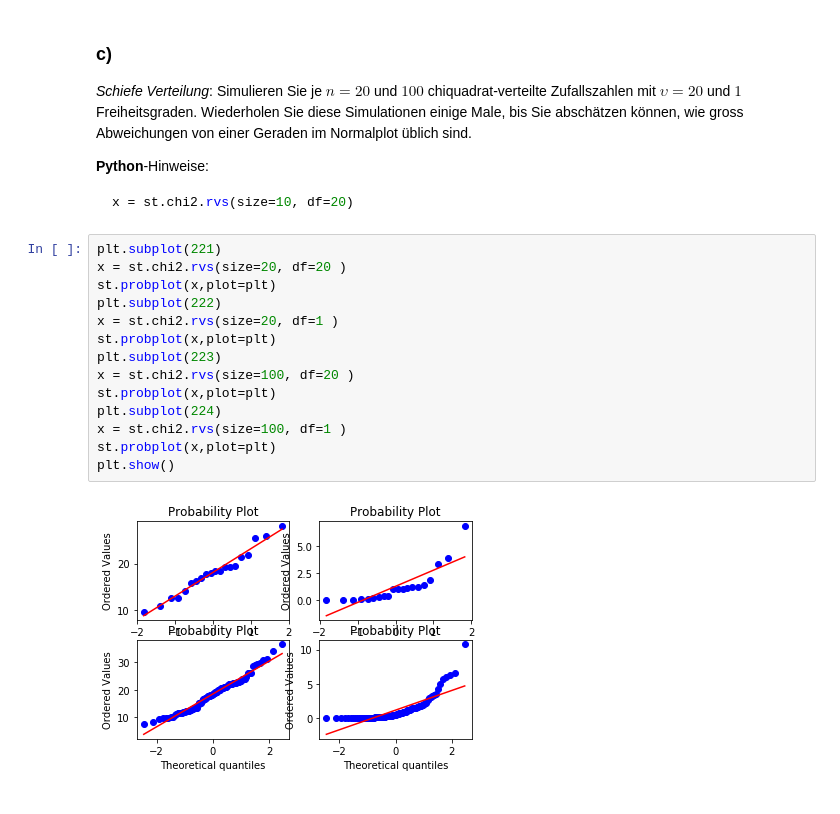
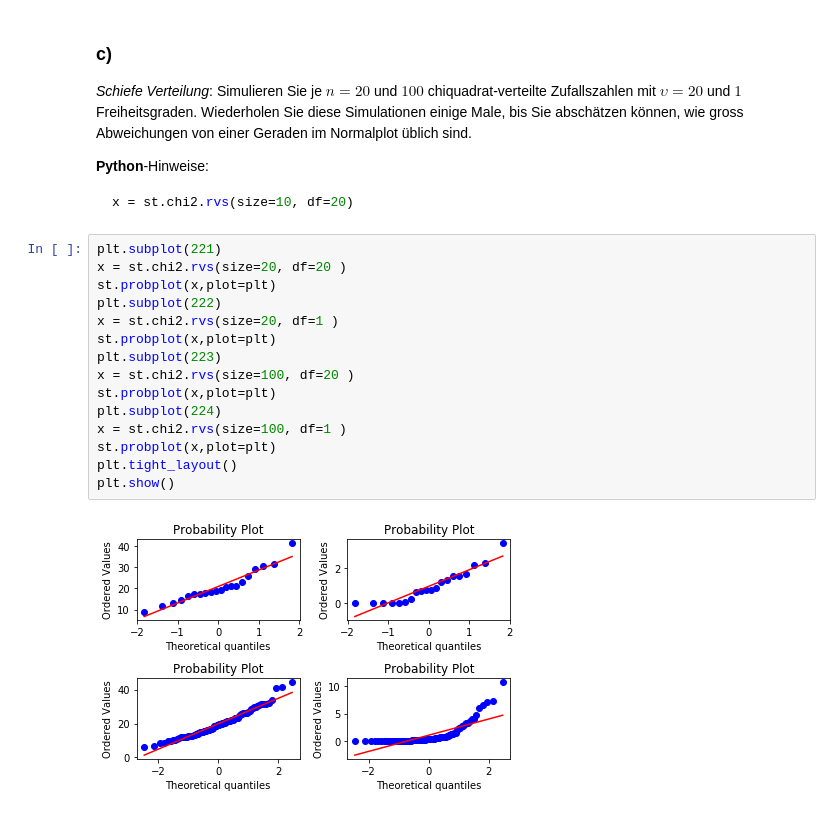
Before and after one commit to KilnOfTheSecondFlame/STAT_HS18_Exercises, a Jupyter notebook: 05_Exercise05/05_Exercie05.ipynb, the cells around one changed output. Drawn from its saved outputs; the diff is of its cells as text.

```diff
--- a/05_Exercise05/05_Exercie05.ipynb
+++ b/05_Exercise05/05_Exercie05.ipynb
@@ -82,16 +84,17 @@ x = st.chi2.rvs(size=10, df=20)
 # %%
 plt.subplot(221)
 x = st.chi2.rvs(size=20, df=20 )
 st.probplot(x,plot=plt)
 plt.subplot(222)
 x = st.chi2.rvs(size=20, df=1 )
 st.probplot(x,plot=plt)
 plt.subplot(223)
 x = st.chi2.rvs(size=100, df=20 )
 st.probplot(x,plot=plt)
 plt.subplot(224)
 x = st.chi2.rvs(size=100, df=1 )
 st.probplot(x,plot=plt)
+plt.tight_layout()
 plt.show()
 # %% [output]
-[figure, old version]
+[figure, new version]
```
Also changed, not shown: parts of 11 cells of this notebook.
